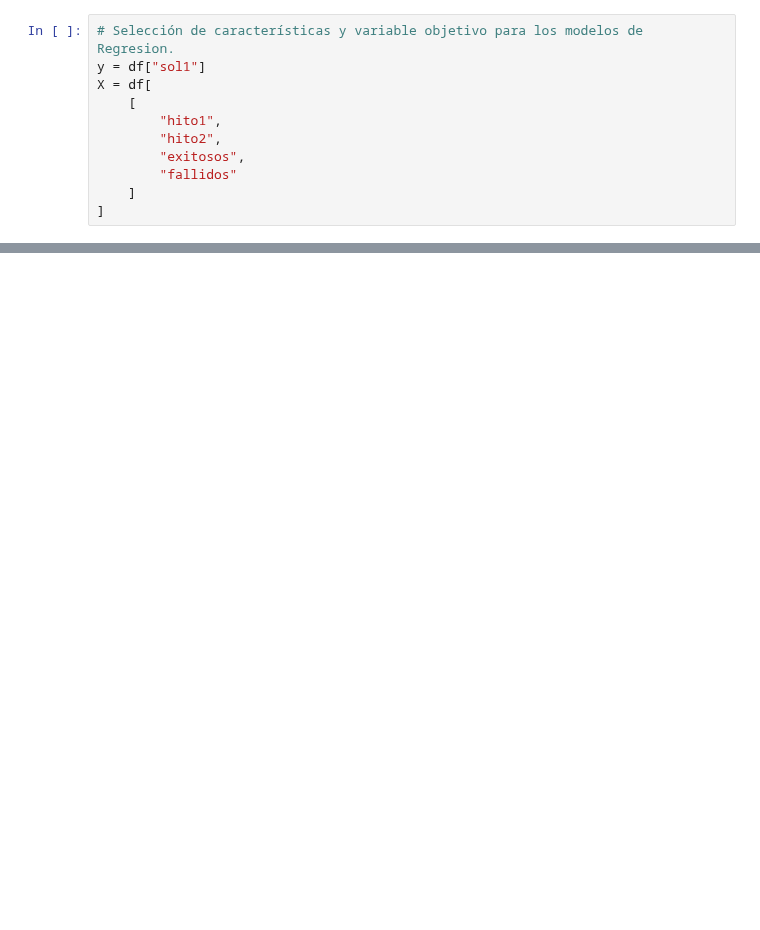
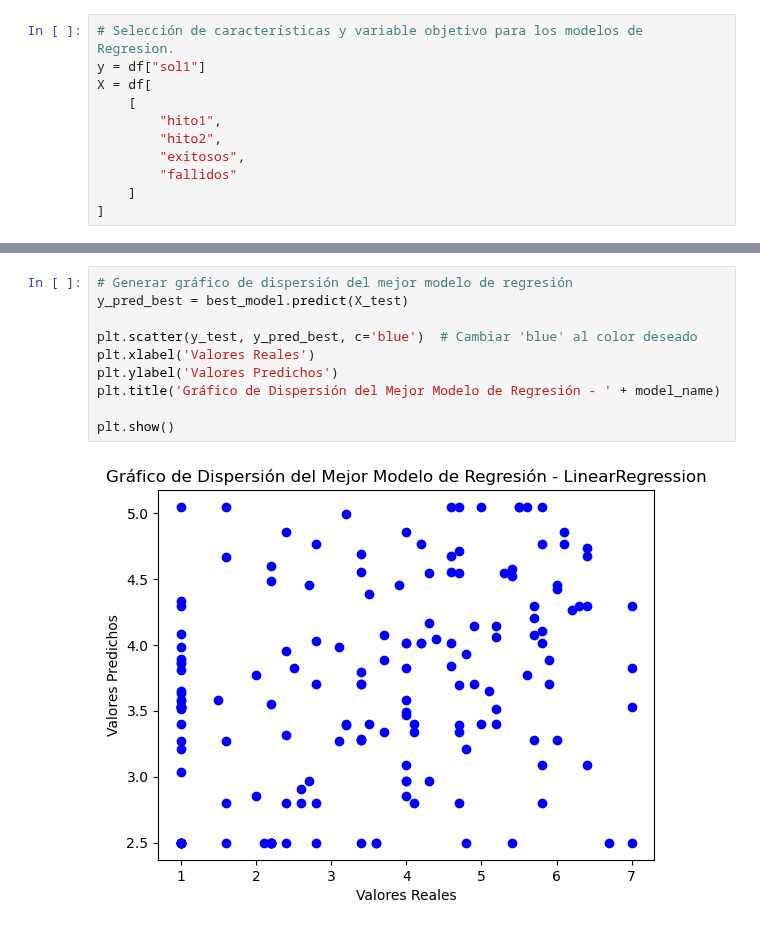
Before and after one commit to tonporaqui/tesis, a Jupyter notebook: jupyter_notebook/notebooks/compara_algoritmos.ipynb, the cells around one changed output, grey strips where cells are left out. Cells and saved outputs as stored; diff of their text form; blank space fills up the shorter version.

```diff
--- a/jupyter_notebook/notebooks/compara_algoritmos.ipynb
+++ b/jupyter_notebook/notebooks/compara_algoritmos.ipynb
@@ -642,0 +625,12 @@ plt.show()
+# %%
+# Generar gráfico de dispersión del mejor modelo de regresión
+y_pred_best = best_model.predict(X_test)
+
+plt.scatter(y_test, y_pred_best, c='blue')  # Cambiar 'blue' al color deseado
+plt.xlabel('Valores Reales')
+plt.ylabel('Valores Predichos')
+plt.title('Gráfico de Dispersión del Mejor Modelo de Regresión - ' + model_name)
+
+plt.show()
+# %% [output]
+[figure, added]
```
Also changed, not shown: parts of 44 cells of this notebook, 1 other file.
